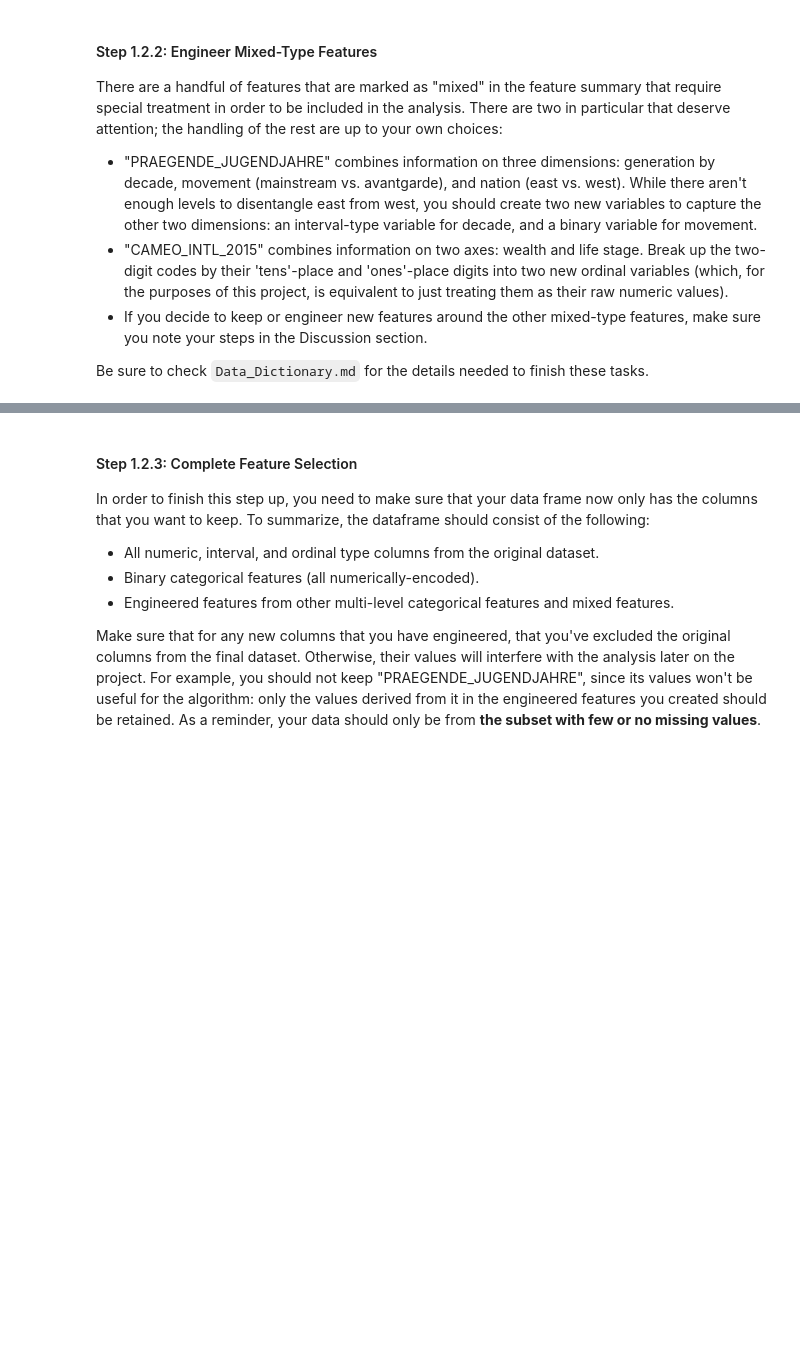
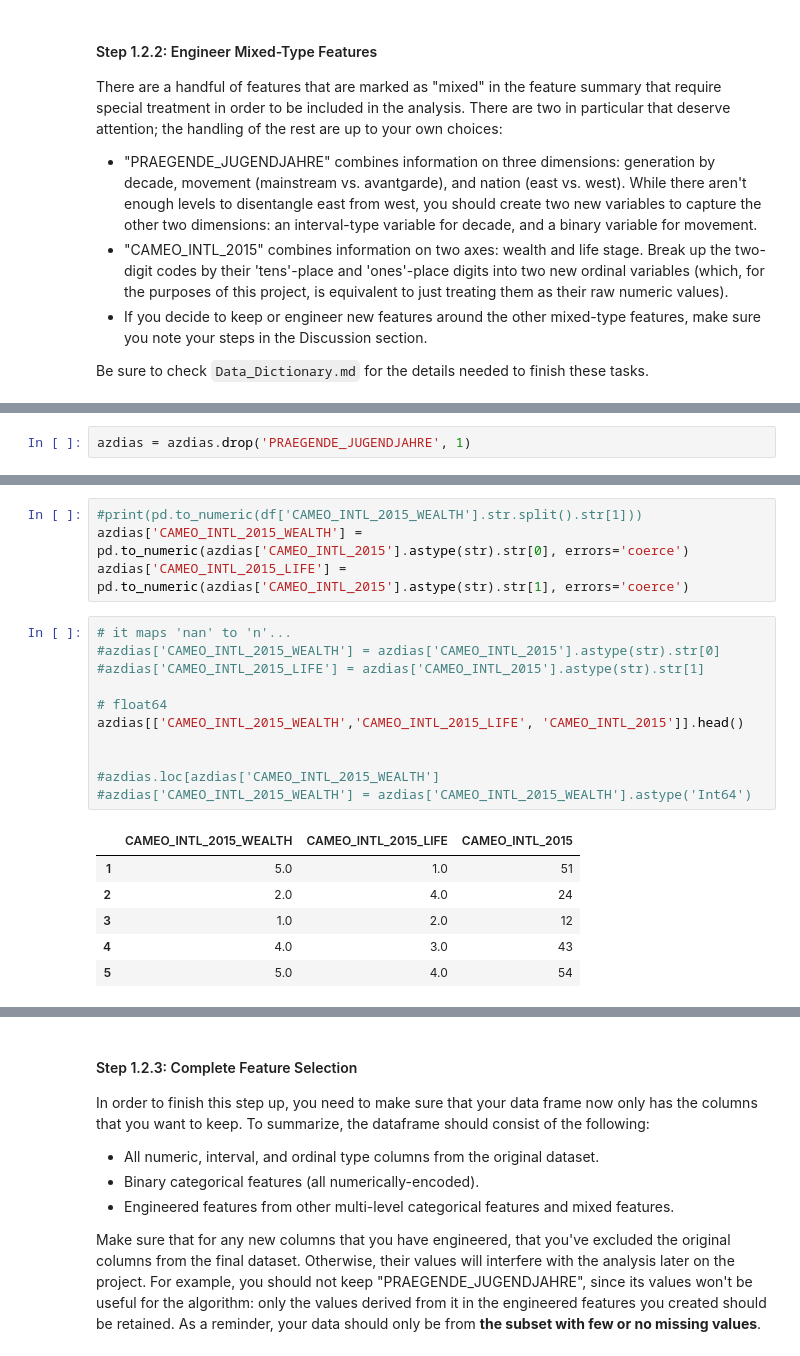
Before and after one commit to samthegolden/DSND_Term1, a Jupyter notebook: projects/p3_/Identify_Customer_Segments.ipynb, the cells around one changed output, grey strips where cells are left out. Drawn from its saved outputs; the diff is of its cells as text; blank space fills up the shorter version.

```diff
--- a/projects/p3_/Identify_Customer_Segments.ipynb
+++ b/projects/p3_/Identify_Customer_Segments.ipynb
@@ -606,0 +663,2 @@ Be sure to check `Data_Dictionary.md` for the details needed to finish these tas
+# %%
+azdias = azdias.drop('PRAEGENDE_JUGENDJAHRE', 1)
@@ -606,0 +708,22 @@ Be sure to check `Data_Dictionary.md` for the details needed to finish these tas
+# %%
+#print(pd.to_numeric(df['CAMEO_INTL_2015_WEALTH'].str.split().str[1]))
+azdias['CAMEO_INTL_2015_WEALTH'] = pd.to_numeric(azdias['CAMEO_INTL_2015'].astype(str).str[0], errors='coerce')
+azdias['CAMEO_INTL_2015_LIFE'] = pd.to_numeric(azdias['CAMEO_INTL_2015'].astype(str).str[1], errors='coerce')
+# %%
+# it maps 'nan' to 'n'...
+#azdias['CAMEO_INTL_2015_WEALTH'] = azdias['CAMEO_INTL_2015'].astype(str).str[0]
+#azdias['CAMEO_INTL_2015_LIFE'] = azdias['CAMEO_INTL_2015'].astype(str).str[1]
+
+# float64
+azdias[['CAMEO_INTL_2015_WEALTH','CAMEO_INTL_2015_LIFE', 'CAMEO_INTL_2015']].head()
+
+
+#azdias.loc[azdias['CAMEO_INTL_2015_WEALTH']
+#azdias['CAMEO_INTL_2015_WEALTH'] = azdias['CAMEO_INTL_2015_WEALTH'].astype('Int64')
+# %% [output]
+|  | CAMEO_INTL_2015_WEALTH | CAMEO_INTL_2015_LIFE | CAMEO_INTL_2015 |
+| 1 | 5.0 | 1.0 | 51 |
+| 2 | 2.0 | 4.0 | 24 |
+| 3 | 1.0 | 2.0 | 12 |
+| 4 | 4.0 | 3.0 | 43 |
+| 5 | 5.0 | 4.0 | 54 |
```
Also changed, not shown: parts of 14 cells of this notebook.
